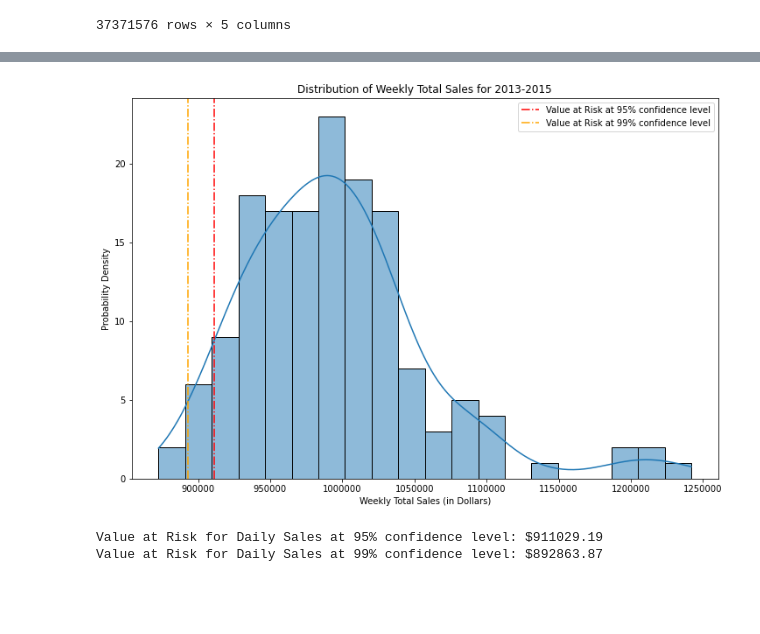
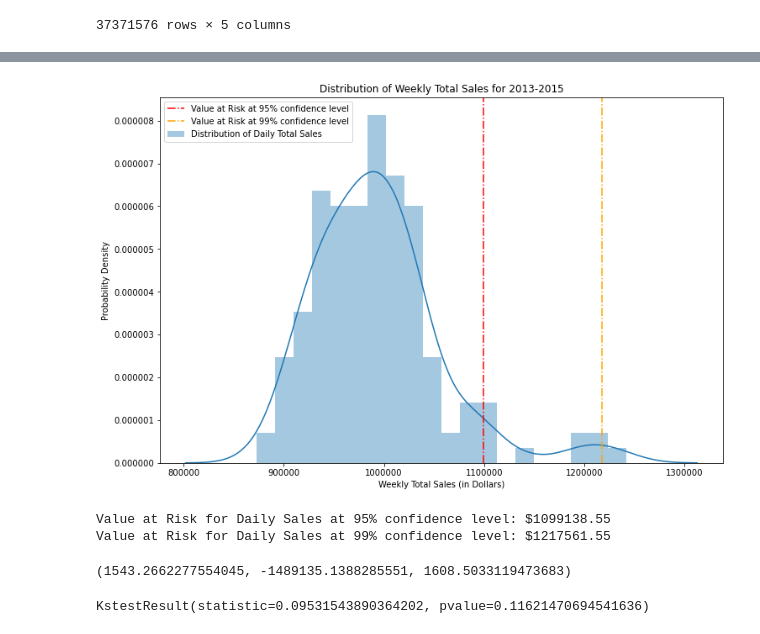
Before and after one commit to shubhamsakhuja/Customer-Segementation-and-Forecasting, a Jupyter notebook: Risk Analysis.ipynb, the cells around one changed output, grey strips where cells are left out. Saved outputs shown, nothing was run; the diff lists cells and outputs as text; code cells hidden in the pictures; blank space fills up the shorter version.

```diff
--- a/Risk Analysis.ipynb
+++ b/Risk Analysis.ipynb
@@ -134,0 +177,4 @@ df2015 = yearDataFile[yearDataFile['Year'] == 2015]
+# %%
+B = df2014[df2014['Sale_Date'] >= '2014-12-29']
+df2014 = df2014[df2014['Sale_Date'] < '2014-12-29']
+df2014
@@ -134,0 +195,6 @@ df2015 = yearDataFile[yearDataFile['Year'] == 2015]
+# %%
+# Finding week number for 2015 data.
+
+df2015['Week'] = df2015['Sale_Date'].dt.isocalendar().week
+df2015 = B.append(df2015, ignore_index=True)
+df2015
@@ -274,7 +354,7 @@ GroupWeek2015
 # Append all data from 3 years to one. That data will be grouped weekly data.
 
 sample = GroupWeek2013.append(GroupWeek2014, ignore_index=True)
-WeeklyTotal = sample.append(GroupWeek2015, ignore_index=True)
-WeeklyTotal
+WeeklyTotal1 = sample.append(GroupWeek2015, ignore_index=True)
+WeeklyTotal1
 # %% [output]
 |  | Week | Weekly_Total_Sales | Weekly_Total_Trips |
@@ -303,9 +383,9 @@ plt.ticklabel_format(style='plain', axis='x')
 # %%
 # Remove outliers towards left because those are incomplete data.
 
-WeeklyTotal = WeeklyTotal[WeeklyTotal['Week'] != 105]
-WeeklyTotal = WeeklyTotal[WeeklyTotal['Week'] != 109]
-WeeklyTotal = WeeklyTotal[WeeklyTotal['Week'] != 157]
+WeeklyTotal = WeeklyTotal1[WeeklyTotal1['Week'] != 1]
+WeeklyTotal = WeeklyTotal1[WeeklyTotal1['Week'] != 109]
+WeeklyTotal = WeeklyTotal1[WeeklyTotal1['Week'] != 157]
 WeeklyTotal
 # %% [output]
 |  | Week | Weekly_Total_Sales | Weekly_Total_Trips |
@@ -343,23 +475,37 @@ Volatility Weekly Total Sales: $64472.45
 # %%
 #Plot weekly sales distribution.
 
+from matplotlib import *
+import sys
+from pylab import *
+
 plt.figure(figsize = (12, 8))
-sb.histplot(data=WeeklyTotal, x="Weekly_Total_Sales", bins = 20, kde=True)
-plt.axvline(round(WeeklyTotal["Weekly_Total_Sales"].quantile(.05), 2), color = "red", linestyle = "-.", label = "Value at Risk at 95% confidence level")
-plt.axvline(round(WeeklyTotal["Weekly_Total_Sales"].quantile(.01), 2), color = "orange", linestyle = "-.", label = "Value at Risk at 99% confidence level")
+sb.distplot(WeeklyTotal["Weekly_Total_Sales"], label = "Distribution of Daily Total Sales", bins = 20, kde = True)
+plt.axvline(round(WeeklyTotal["Weekly_Total_Sales"].quantile(.95), 2), color = "red", linestyle = "-.", label = "Value at Risk at 95% confidence level")
+plt.axvline(round(WeeklyTotal["Weekly_Total_Sales"].quantile(.99), 2), color = "orange", linestyle = "-.", label = "Value at Risk at 99% confidence level")
 plt.xlabel("Weekly Total Sales (in Dollars)")
 plt.ylabel("Probability Density")
 plt.title("Distribution of Weekly Total Sales for 2013-2015")
 plt.legend()
 plt.ticklabel_format(style='plain')
 plt.show()
 # %% [output]
-[figure, old version]
+[figure, new version]
 # %%
 # Calculating Value at Risk for Weekly Total Sales at 5% and 1% significance level:
 
-print("Value at Risk for Daily Sales at 95% confidence level: $" + str(round(WeeklyTotal["Weekly_Total_Sales"].quantile(.05), 2)))
-print("Value at Risk for Daily Sales at 99% confidence level: $" + str(round(WeeklyTotal["Weekly_Total_Sales"].quantile(.01), 2)))
+print("Value at Risk for Daily Sales at 95% confidence level: $" + str(round(WeeklyTotal["Weekly_Total_Sales"].quantile(.95), 2)))
+print("Value at Risk for Daily Sales at 99% confidence level: $" + str(round(WeeklyTotal["Weekly_Total_Sales"].quantile(.99), 2)))
 # %% [output]
-Value at Risk for Daily Sales at 95% confidence level: $911029.19
-Value at Risk for Daily Sales at 99% confidence level: $892863.87
+Value at Risk for Daily Sales at 95% confidence level: $1099138.55
+Value at Risk for Daily Sales at 99% confidence level: $1217561.55
+# %%
+dist = getattr(stats, 'gamma')
+parameters = dist.fit(WeeklyTotal["Weekly_Total_Sales"])
+print(parameters)
+
+from scipy import stats
+stats.kstest(WeeklyTotal["Weekly_Total_Sales"], "gamma", parameters)
+# %% [output]
+(1543.2662277554045, -1489135.1388285551, 1608.5033119473683)
+KstestResult(statistic=0.09531543890364202, pvalue=0.11621470694541636)
```
Also changed, not shown: parts of 25 cells of this notebook.
